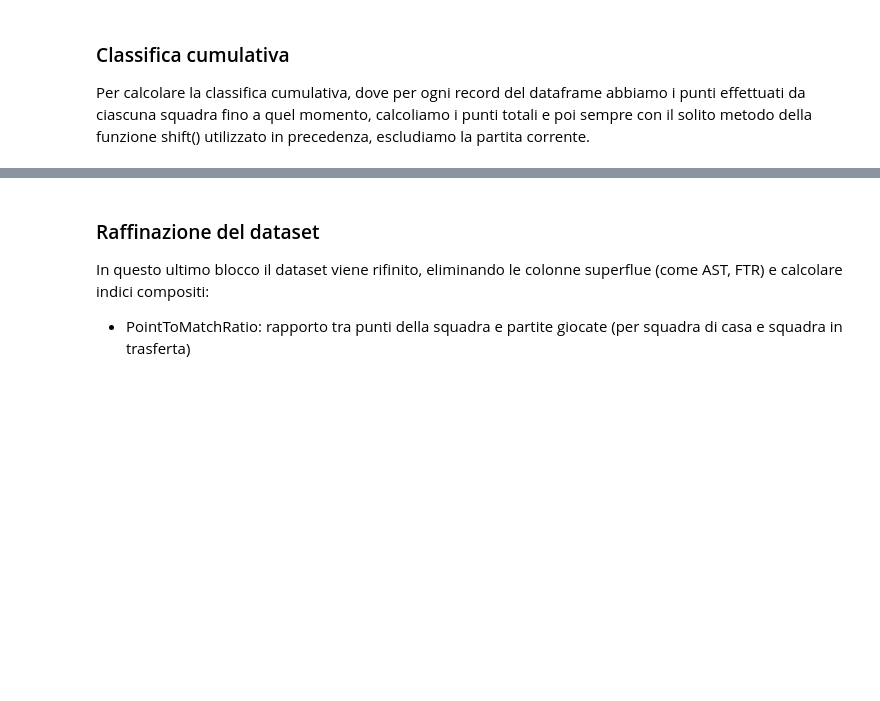
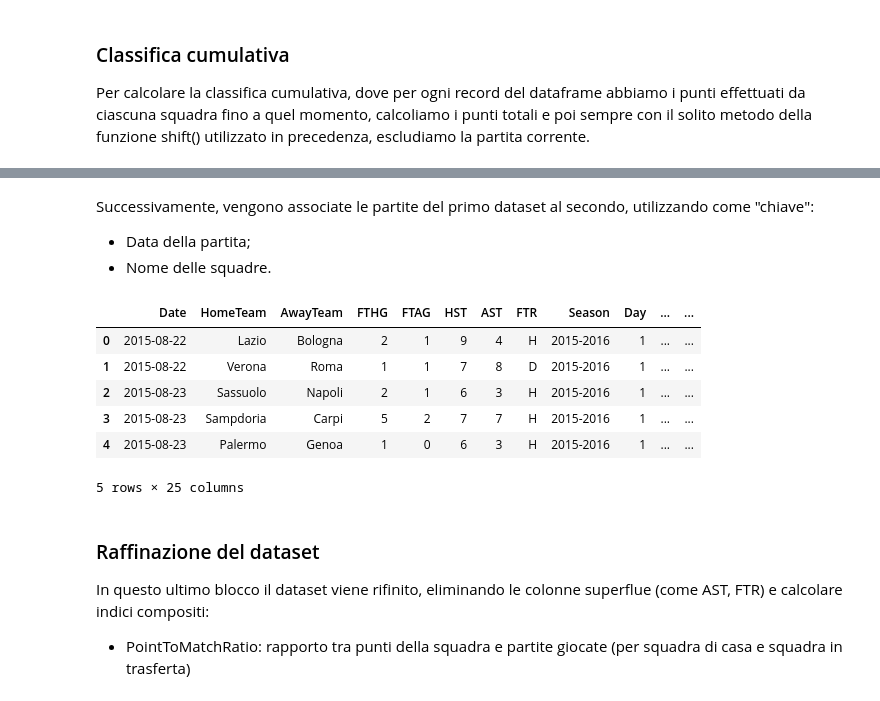
Before and after one commit to Lucaseraaa/sports-game-outcome-predictor, a Jupyter notebook: notebook/feature-engineering.ipynb, the cells around one changed output, grey strips where cells are left out. Cells and saved outputs as stored; diff of their text form; code cells hidden in the pictures; blank space fills up the shorter version.

```diff
--- a/notebook/feature-engineering.ipynb
+++ b/notebook/feature-engineering.ipynb
@@ -500,3 +506,37 @@ final_dataset.head()
+# %% [markdown]
+Successivamente, vengono associate le partite del primo dataset al secondo, utilizzando come "chiave":
+- Data della partita;
+- Nome delle squadre.
+# %%
+final_dataset['Date'] = pd.to_datetime(final_dataset['Date'])
+values_database['data_partita'] = pd.to_datetime(values_database['data_partita'])
+df_merged = pd.merge(final_dataset, values_database, left_on='Date', right_on='data_partita', how='left')
+maschera = [
+    str(home).lower() in str(casa).lower()
+    for home, casa in zip(df_merged['HomeTeam'], df_merged['squadra_casa'])
+]
+
+dataset_with_value = df_merged[maschera].copy()
+colonne_da_rimuovere = ['squadra_casa', 'squadra_ospite', 'data_partita']
+dataset_with_value = dataset_with_value.drop(columns=colonne_da_rimuovere)
+dataset_with_value = dataset_with_value.reset_index(drop=True)
+dataset_with_value.rename(
+    columns={
+        'valore_titolari_casa': 'HomeValue',
+        'valore_titolari_ospite': 'AwayValue'
+    },
+    inplace=True
+)
+
+dataset_with_value.head()
+# %% [output]
+|  | Date | HomeTeam | AwayTeam | FTHG | FTAG | HST | AST | FTR | Season | Day | ... | ... |
+| 0 | 2015-08-22 | Lazio | Bologna | 2 | 1 | 9 | 4 | H | 2015-2016 | 1 | ... | ... |
+| 1 | 2015-08-22 | Verona | Roma | 1 | 1 | 7 | 8 | D | 2015-2016 | 1 | ... | ... |
+| 2 | 2015-08-23 | Sassuolo | Napoli | 2 | 1 | 6 | 3 | H | 2015-2016 | 1 | ... | ... |
+| 3 | 2015-08-23 | Sampdoria | Carpi | 5 | 2 | 7 | 7 | H | 2015-2016 | 1 | ... | ... |
+| 4 | 2015-08-23 | Palermo | Genoa | 1 | 0 | 6 | 3 | H | 2015-2016 | 1 | ... | ... |
+5 rows × 25 columns
 # %% [markdown]
 ### Raffinazione del dataset
 In questo ultimo blocco il dataset viene rifinito, eliminando le colonne superflue (come AST, FTR) e calcolare indici compositi:
```
Also changed, not shown: parts of 10 cells of this notebook, 3 other files.
